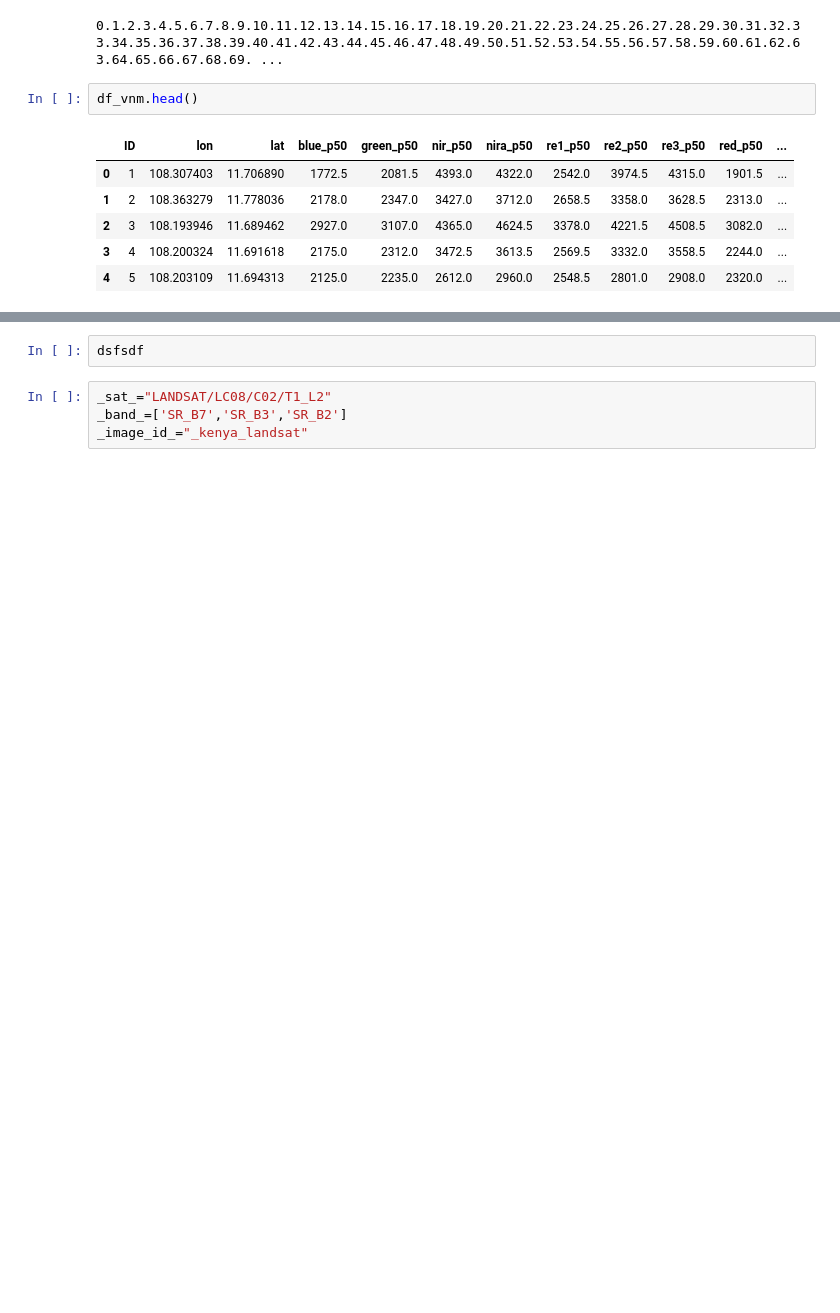
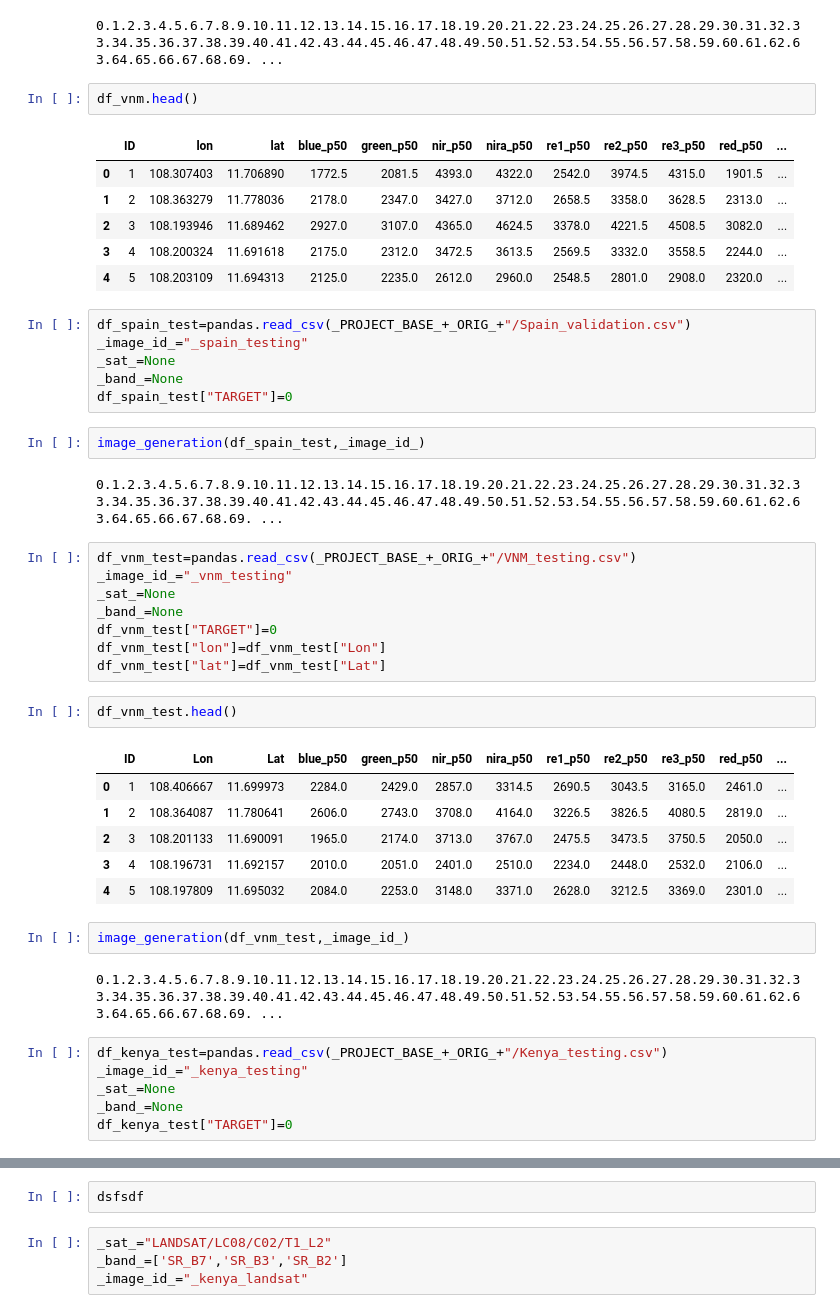
Before and after one commit to sipocz/Zindi_plastic, a Jupyter notebook: Zindi_Plastic_Cover.ipynb, the cells around one changed output, grey strips where cells are left out. Cells and saved outputs as stored; diff of their text form; blank space fills up the shorter version.

Commit message:
Test images downloaded

```diff
--- a/Zindi_Plastic_Cover.ipynb
+++ b/Zindi_Plastic_Cover.ipynb
@@ -184,3 +181,40 @@ df_vnm.head()
 | 2 | 3 | 108.193946 | 11.689462 | 2927.0 | 3107.0 | 4365.0 | 4624.5 | 3378.0 | 4221.5 | 4508.5 | 3082.0 | ... |
 | 3 | 4 | 108.200324 | 11.691618 | 2175.0 | 2312.0 | 3472.5 | 3613.5 | 2569.5 | 3332.0 | 3558.5 | 2244.0 | ... |
 | 4 | 5 | 108.203109 | 11.694313 | 2125.0 | 2235.0 | 2612.0 | 2960.0 | 2548.5 | 2801.0 | 2908.0 | 2320.0 | ... |
+# %%
+df_spain_test=pandas.read_csv(_PROJECT_BASE_+_ORIG_+"/Spain_validation.csv")
+_image_id_="_spain_testing"
+_sat_=None
+_band_=None
+df_spain_test["TARGET"]=0
+# %%
+image_generation(df_spain_test,_image_id_)
+# %% [output]
+0.1.2.3.4.5.6.7.8.9.10.11.12.13.14.15.16.17.18.19.20.21.22.23.24.25.26.27.28.29.30.31.32.33.34.35.36.37.38.39.40.41.42.43.44.45.46.47.48.49.50.51.52.53.54.55.56.57.58.59.60.61.62.63.64.65.66.67.68.69. ...
+# %%
+df_vnm_test=pandas.read_csv(_PROJECT_BASE_+_ORIG_+"/VNM_testing.csv")
+_image_id_="_vnm_testing"
+_sat_=None
+_band_=None
+df_vnm_test["TARGET"]=0
+df_vnm_test["lon"]=df_vnm_test["Lon"]
+df_vnm_test["lat"]=df_vnm_test["Lat"]
+# %%
+df_vnm_test.head()
+# %% [output]
+|  | ID | Lon | Lat | blue_p50 | green_p50 | nir_p50 | nira_p50 | re1_p50 | re2_p50 | re3_p50 | red_p50 | ... |
+| 0 | 1 | 108.406667 | 11.699973 | 2284.0 | 2429.0 | 2857.0 | 3314.5 | 2690.5 | 3043.5 | 3165.0 | 2461.0 | ... |
+| 1 | 2 | 108.364087 | 11.780641 | 2606.0 | 2743.0 | 3708.0 | 4164.0 | 3226.5 | 3826.5 | 4080.5 | 2819.0 | ... |
+| 2 | 3 | 108.201133 | 11.690091 | 1965.0 | 2174.0 | 3713.0 | 3767.0 | 2475.5 | 3473.5 | 3750.5 | 2050.0 | ... |
+| 3 | 4 | 108.196731 | 11.692157 | 2010.0 | 2051.0 | 2401.0 | 2510.0 | 2234.0 | 2448.0 | 2532.0 | 2106.0 | ... |
+| 4 | 5 | 108.197809 | 11.695032 | 2084.0 | 2253.0 | 3148.0 | 3371.0 | 2628.0 | 3212.5 | 3369.0 | 2301.0 | ... |
+# %%
+image_generation(df_vnm_test,_image_id_)
+# %% [output]
+0.1.2.3.4.5.6.7.8.9.10.11.12.13.14.15.16.17.18.19.20.21.22.23.24.25.26.27.28.29.30.31.32.33.34.35.36.37.38.39.40.41.42.43.44.45.46.47.48.49.50.51.52.53.54.55.56.57.58.59.60.61.62.63.64.65.66.67.68.69. ...
+# %%
+df_kenya_test=pandas.read_csv(_PROJECT_BASE_+_ORIG_+"/Kenya_testing.csv")
+_image_id_="_kenya_testing"
+_sat_=None
+_band_=None
+df_kenya_test["TARGET"]=0
```
Also changed, not shown: parts of 3 cells of this notebook.
